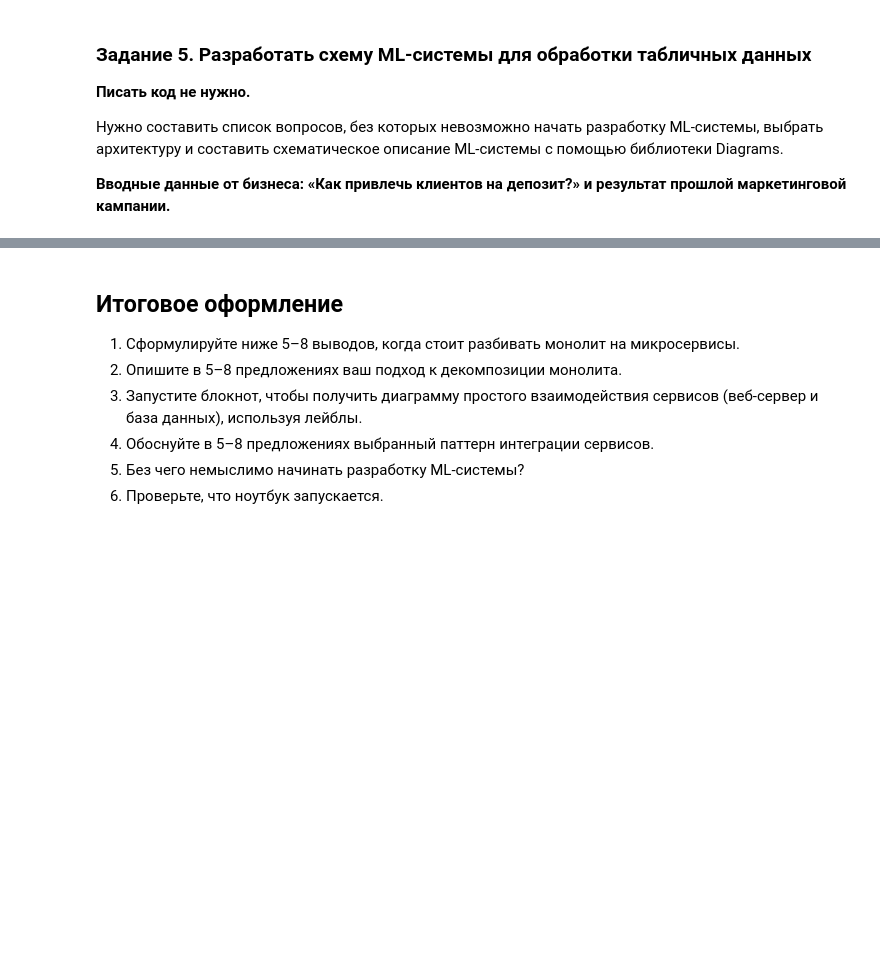
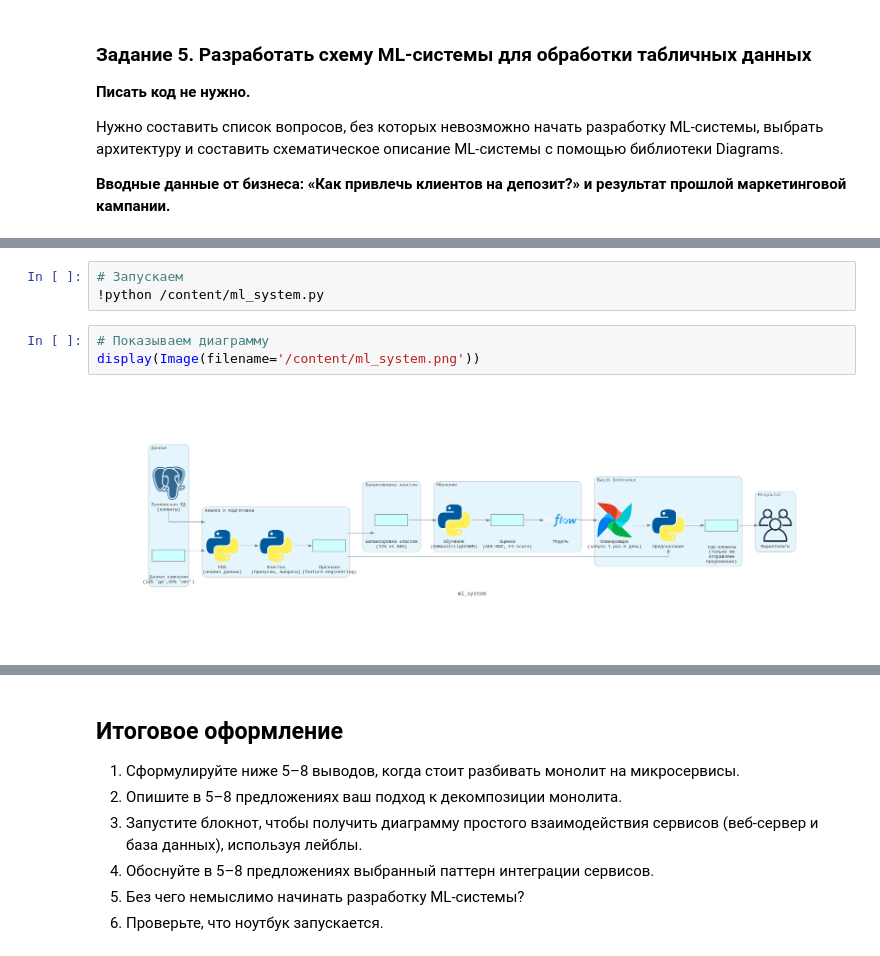
Before and after one commit to AlenaRtishcheva/deploying-ML-models, a Jupyter notebook: HW2_microservices_Ртищева_Алена.ipynb, the cells around one changed output, grey strips where cells are left out. Saved outputs shown, nothing was run; the diff lists cells and outputs as text; blank space fills up the shorter version.

```diff
--- a/HW2_microservices_Ртищева_Алена.ipynb
+++ b/HW2_microservices_Ртищева_Алена.ipynb
@@ -532,0 +776,8 @@ y.value_counts() #<-внес ли клиент срочный депозит п
+# %%
+# Запускаем
+!python /content/ml_system.py
+# %%
+# Показываем диаграмму
+display(Image(filename='/content/ml_system.png'))
+# %% [output]
+[figure, added]
```
Also changed, not shown: parts of 20 cells of this notebook.
